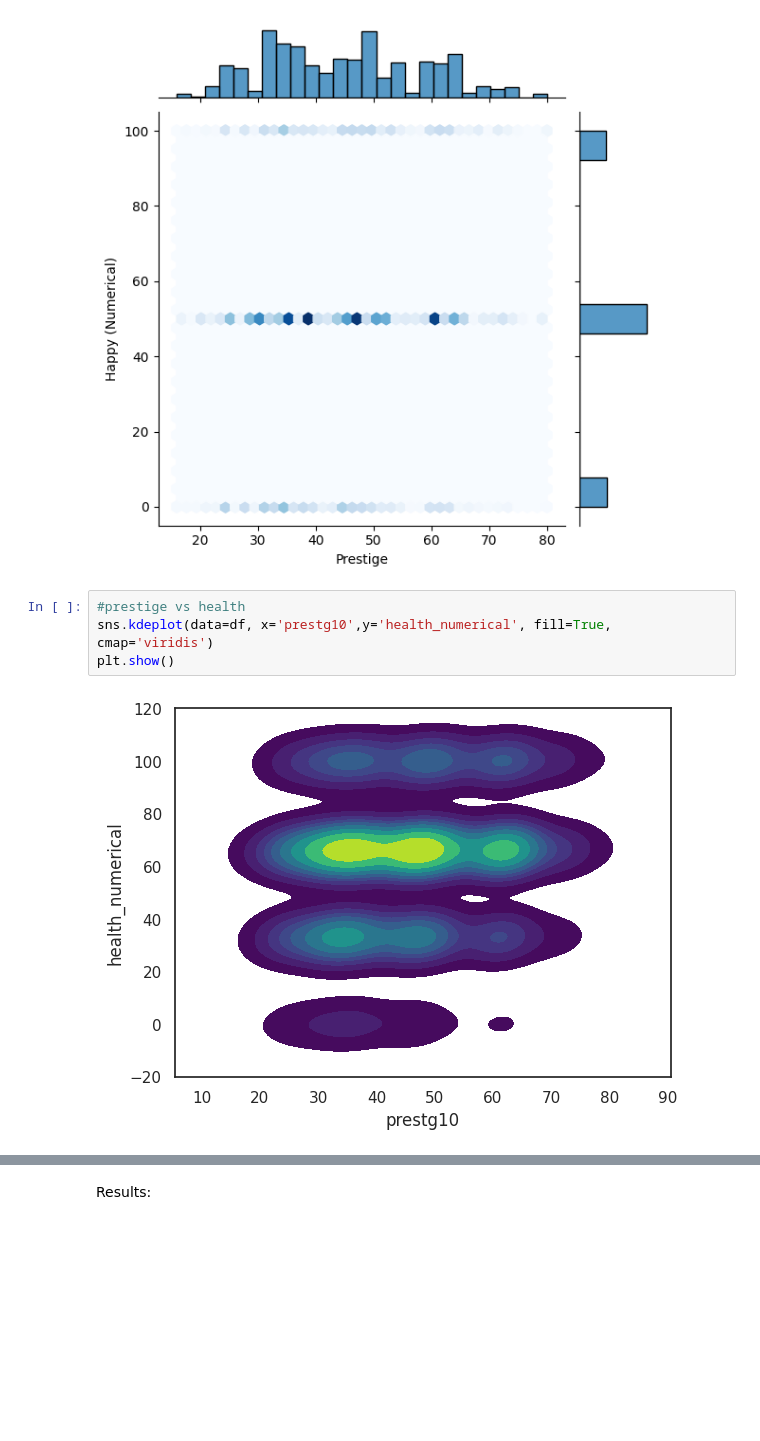
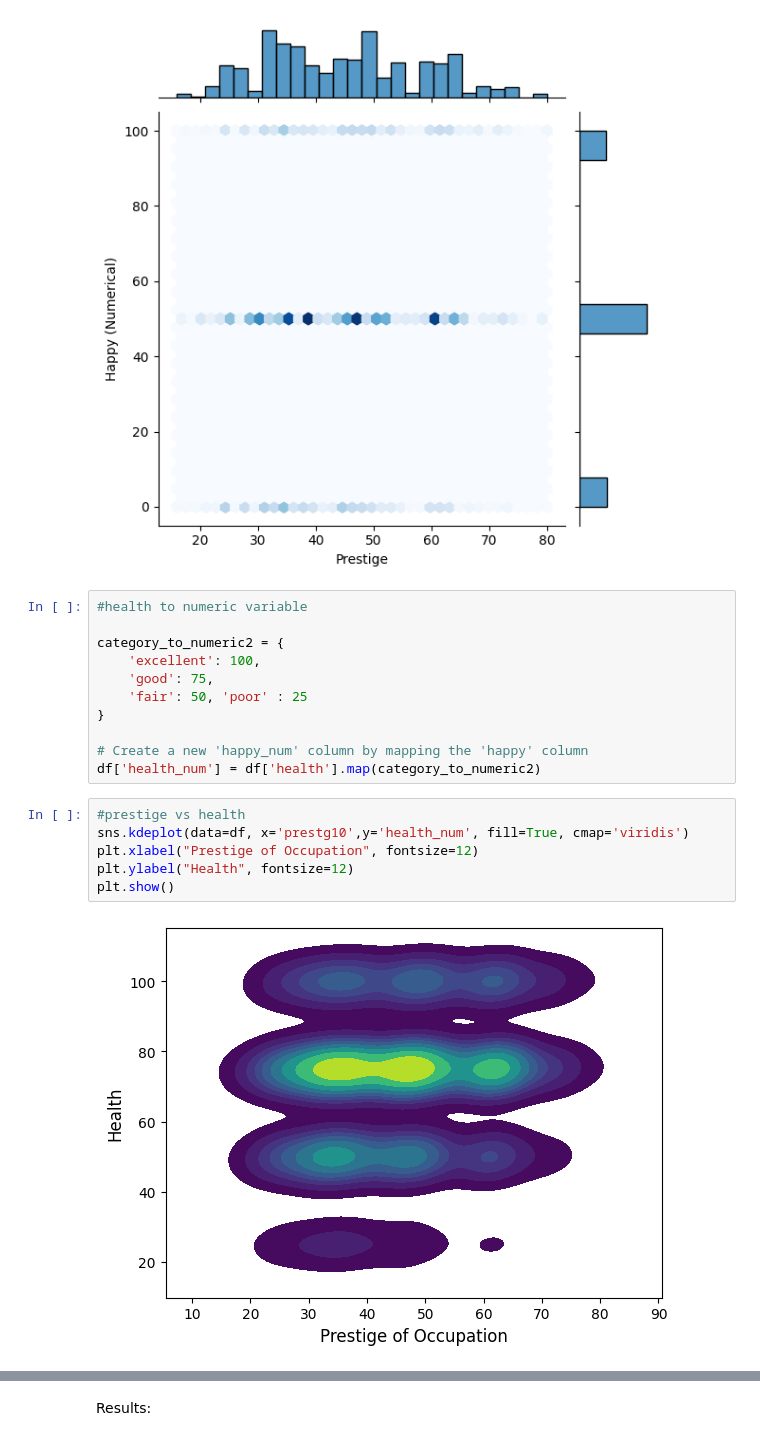
Before and after one commit to DS3001/group3, a Jupyter notebook: Project1.ipynb, the cells around one changed output, grey strips where cells are left out. Cells and saved outputs as stored; diff of their text form; blank space fills up the shorter version.

Commit message:
making sure health runs as numeric variable and adding some labels to axis

```diff
--- a/Project1.ipynb
+++ b/Project1.ipynb
@@ -102,10 +108,23 @@ plt.ylabel('Happy (Numerical)')
 plt.show()
 # %% [output]
 [figure]
+# %%
+#health to numeric variable
+
+category_to_numeric2 = {
+    'excellent': 100,
+    'good': 75,
+    'fair': 50, 'poor' : 25
+}
+
+# Create a new 'happy_num' column by mapping the 'happy' column
+df['health_num'] = df['health'].map(category_to_numeric2)
 # %%
 #prestige vs health
-sns.kdeplot(data=df, x='prestg10',y='health_numerical', fill=True, cmap='viridis')
+sns.kdeplot(data=df, x='prestg10',y='health_num', fill=True, cmap='viridis')
+plt.xlabel("Prestige of Occupation", fontsize=12)
+plt.ylabel("Health", fontsize=12)
 plt.show()
 # %% [output]
-[figure, old version]
+[figure, new version]
 # %%
```
Also changed, not shown: parts of 2 cells of this notebook.
